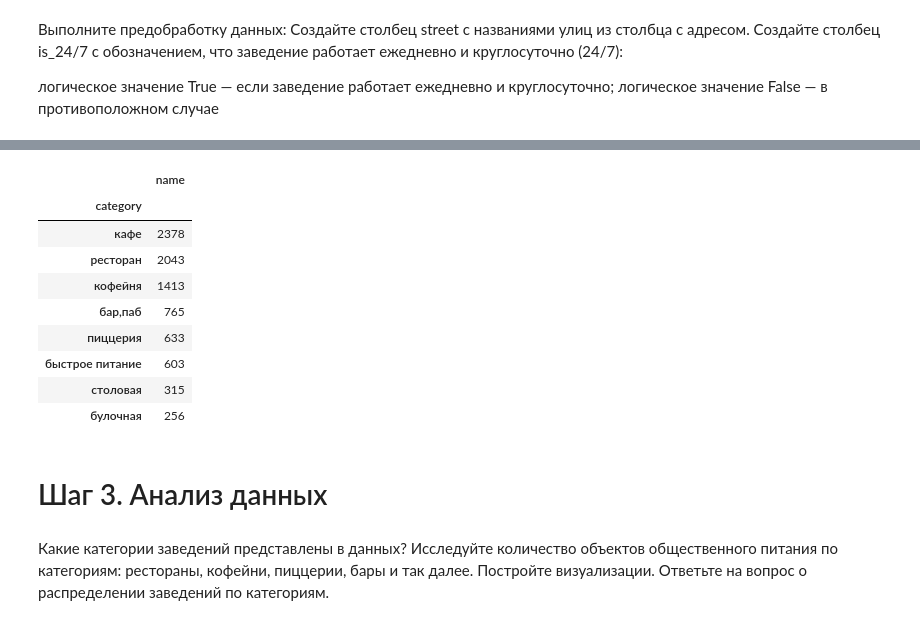
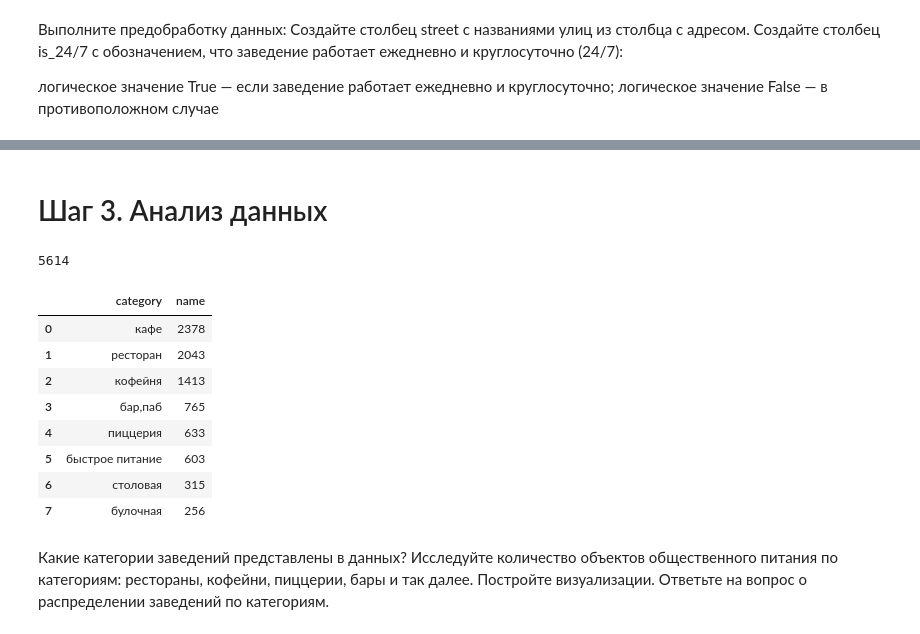
Before and after one commit to akirionenko/research-of-the-public-catering-market-in-Moscow-, a Jupyter notebook: проект_11.ipynb, the cells around one changed output, grey strips where cells are left out. Saved outputs shown, nothing was run; the diff lists cells and outputs as text; code cells hidden in the pictures.

```diff
--- a/проект_11.ipynb
+++ b/проект_11.ipynb
@@ -114,18 +93,22 @@ Name: name, dtype: int64
-# %%
-data.groupby('category').agg({'name': 'count'}).sort_values(by='name', ascending=False)#.reset_index()
-# %% [output]
-|  | name |
-| category |  |
-| кафе | 2378 |
-| ресторан | 2043 |
-| кофейня | 1413 |
-| бар,паб | 765 |
-| пиццерия | 633 |
-| быстрое питание | 603 |
-| столовая | 315 |
-| булочная | 256 |
 # %% [markdown]
 # Шаг 3. Анализ данных
+# %%
+#уникальных названий
+data['name'].nunique()
+# %% [output]
+5614
+# %%
+data.groupby('category').agg({'name': 'count'}).sort_values(by='name', ascending=False).reset_index()
+# %% [output]
+|  | category | name |
+| 0 | кафе | 2378 |
+| 1 | ресторан | 2043 |
+| 2 | кофейня | 1413 |
+| 3 | бар,паб | 765 |
+| 4 | пиццерия | 633 |
+| 5 | быстрое питание | 603 |
+| 6 | столовая | 315 |
+| 7 | булочная | 256 |
 # %% [markdown]
 Какие категории заведений представлены в данных? Исследуйте количество объектов общественного питания по категориям: рестораны, кофейни, пиццерии, бары и так далее. Постройте визуализации. Ответьте на вопрос о распределении заведений по категориям.
 # %% [markdown]
```
Also changed, not shown: parts of 10 cells of this notebook.
